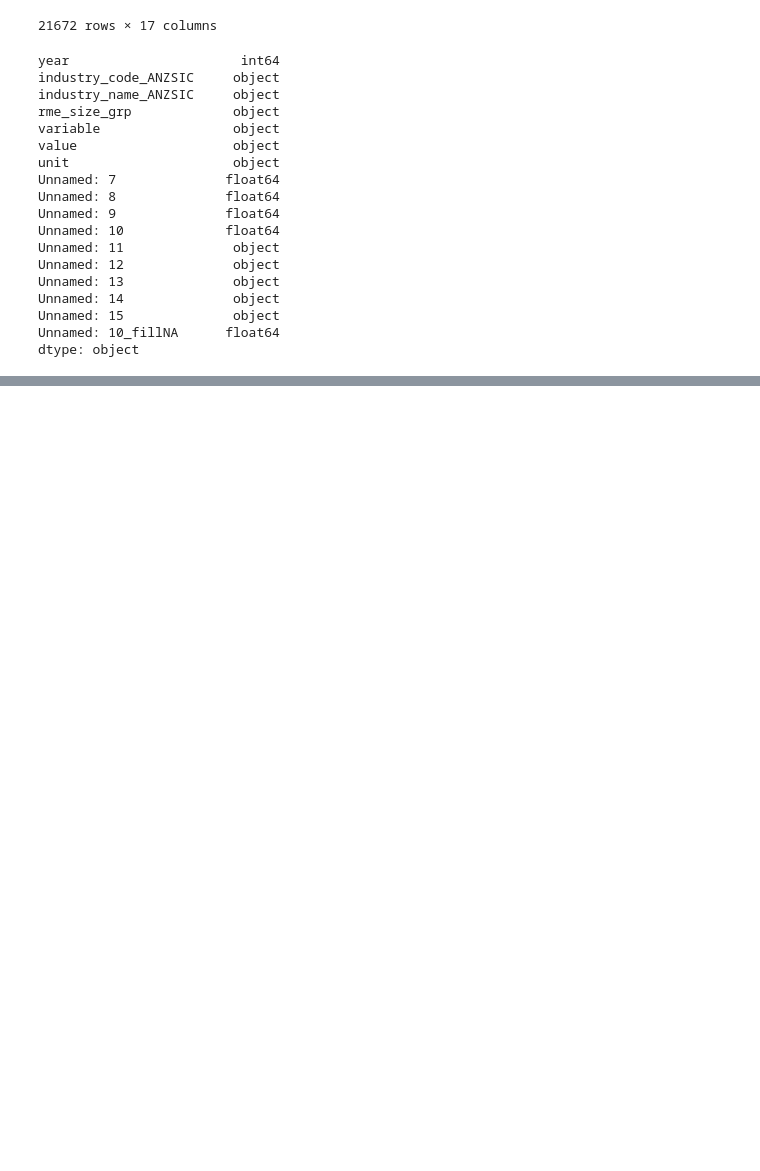
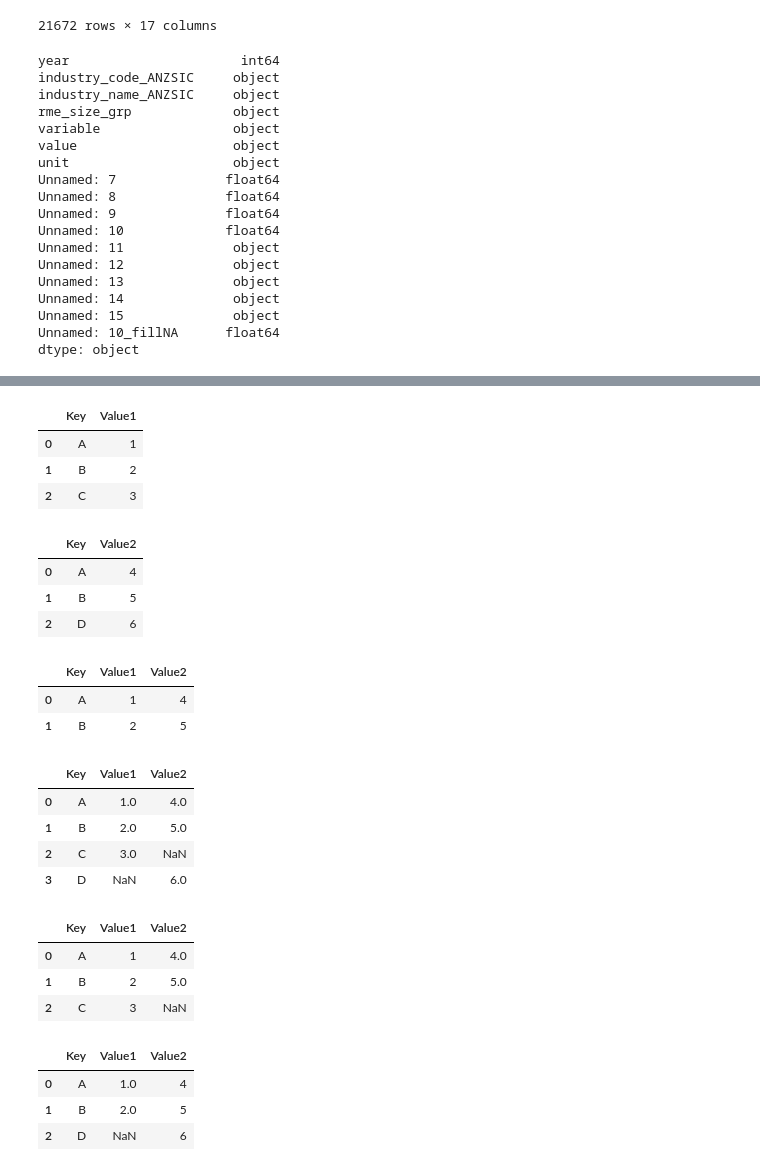
Before and after one commit to kanhaiyagithub/learn-aiml, a Jupyter notebook: DataAnalysis/dataManipulation.ipynb, the cells around one changed output, grey strips where cells are left out. Cells and saved outputs as stored; diff of their text form; code cells hidden in the pictures; blank space fills up the shorter version.

```diff
--- a/DataAnalysis/dataManipulation.ipynb
+++ b/DataAnalysis/dataManipulation.ipynb
@@ -247,0 +340,47 @@ df.head()
+# %%
+##merging and joining the DataFrame
+##Create a dataFrame
+df1 = pd.DataFrame({'Key':['A','B','C'],'Value1':[1,2,3]})
+df2 = pd.DataFrame({'Key':['A','B','D'],'Value2':[4,5,6]})
+df1
+# %% [output]
+|  | Key | Value1 |
+| 0 | A | 1 |
+| 1 | B | 2 |
+| 2 | C | 3 |
+# %%
+(df2)
+# %% [output]
+|  | Key | Value2 |
+| 0 | A | 4 |
+| 1 | B | 5 |
+| 2 | D | 6 |
+# %%
+##merge this DataFrame based on the key column
+pd.merge(df1,df2,on= "Key" , how ="inner")
+# %% [output]
+|  | Key | Value1 | Value2 |
+| 0 | A | 1 | 4 |
+| 1 | B | 2 | 5 |
+# %%
+pd.merge(df1,df2,on= "Key" , how ="outer")
+# %% [output]
+|  | Key | Value1 | Value2 |
+| 0 | A | 1.0 | 4.0 |
+| 1 | B | 2.0 | 5.0 |
+| 2 | C | 3.0 | NaN |
+| 3 | D | NaN | 6.0 |
+# %%
+pd.merge(df1,df2,on= "Key" , how ="left")
+# %% [output]
+|  | Key | Value1 | Value2 |
+| 0 | A | 1 | 4.0 |
+| 1 | B | 2 | 5.0 |
+| 2 | C | 3 | NaN |
+# %%
+pd.merge(df1,df2,on= "Key" , how ="right")
+# %% [output]
+|  | Key | Value1 | Value2 |
+| 0 | A | 1.0 | 4 |
+| 1 | B | 2.0 | 5 |
+| 2 | D | NaN | 6 |
```
Also changed, not shown: parts of 7 cells of this notebook, 3 other files.
